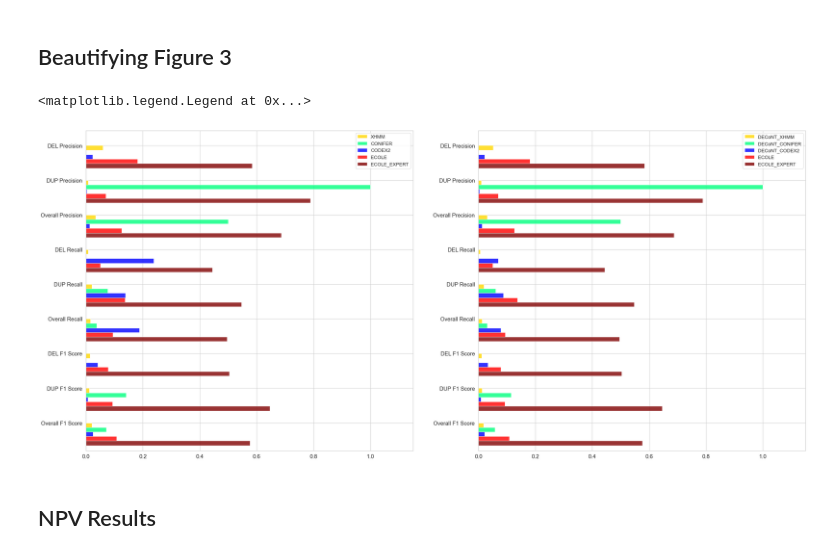
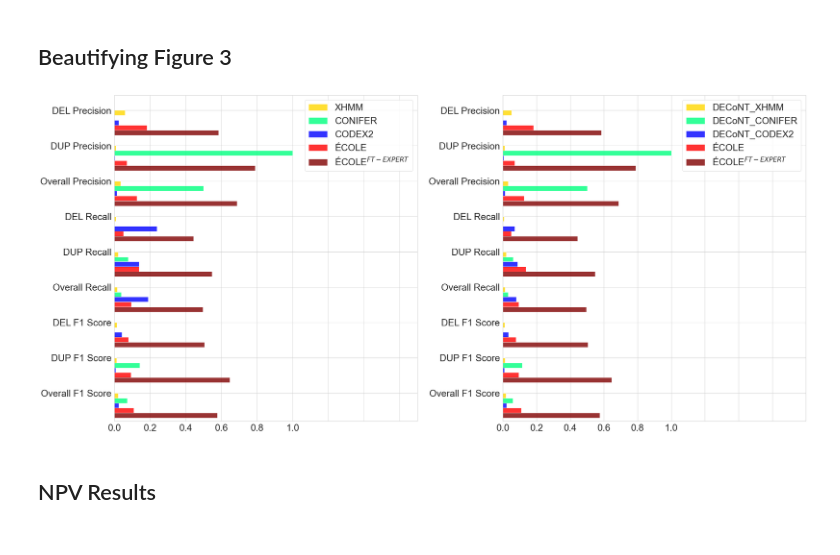
Before and after one commit to alperylmzz/ECOLE-revision, a Jupyter notebook: Figure 3.ipynb, the cells around one changed output. Drawn from its saved outputs; the diff is of its cells as text; code cells hidden in the pictures.

```diff
--- a/Figure 3.ipynb
+++ b/Figure 3.ipynb
@@ -115,36 +115,38 @@ DECoNT_CODEX2 = [0.022, 0.004, 0.013, 0.070, 0.087, 0.079, 0.033, 0.008, 0.022]
 ECOLE = [0.181, 0.070, 0.126, 0.050, 0.137, 0.094, 0.078, 0.093, 0.108]
 ECOLE_EXPERT = [0.584, 0.789, 0.687, 0.444, 0.547, 0.496, 0.504, 0.646, 0.576]
 
-performance = {"XHMM":[XHMM,"gold"],"CONIFER":[CONIFER,"springgreen"],"CODEX2":[CODEX2,"blue"],"ECOLE":[ECOLE,"red"],"ECOLE_EXPERT":[ECOLE_EXPERT,"maroon"]}
-decont_performance = {"DECoNT_XHMM":[DECoNT_XHMM,"gold"],"DECoNT_CONIFER":[DECoNT_CONIFER,"springgreen"],"DECoNT_CODEX2":[DECoNT_CODEX2,"blue"],"ECOLE":[ECOLE,"red"],"ECOLE_EXPERT":[ECOLE_EXPERT,"maroon"]}
+performance = {"XHMM":[XHMM,"gold"],"CONIFER":[CONIFER,"springgreen"],"CODEX2":[CODEX2,"blue"],"ÉCOLE":[ECOLE,"red"],"ÉCOLE$^{FT-EXPERT}$":[ECOLE_EXPERT,"maroon"]}
+decont_performance = {"DECoNT_XHMM":[DECoNT_XHMM,"gold"],"DECoNT_CONIFER":[DECoNT_CONIFER,"springgreen"],"DECoNT_CODEX2":[DECoNT_CODEX2,"blue"],"ÉCOLE":[ECOLE,"red"],"ÉCOLE$^{FT-EXPERT}$":[ECOLE_EXPERT,"maroon"]}
 # %%
 performanceTypes = ['DEL Precision','DUP Precision','Overall Precision','DEL Recall','DUP Recall','Overall Recall','DEL F1 Score','DUP F1 Score','Overall F1 Score']
 
 
 
 ind = np.arange(len(performanceTypes))
-width=0.13
+width=0.14
 
 fig, (ax1, ax2) = plt.subplots(1,2, figsize=(35,16))
 ax1 = plt.subplot(1, 2, 1)
 for i,caller in enumerate(performance.keys()):
     ax1.barh(ind-i*width, list(reversed(performance[caller][0])), width, align='center', alpha=0.8, label=caller, color=performance[caller][1]) #a horizontal bar chart (use .bar instead of .barh for vertical)
-ax1.set(yticks=ind + width/2, yticklabels=list(reversed(performanceTypes)), ylim=[2*width - 1, len(performanceTypes)-0.5], xlim=[0,1.15])
-ax1.tick_params(axis='both', which='major', labelsize=15)
-ax1.legend(loc="upper right",fontsize=13)
+ax1.set(yticks=ind + width/2, yticklabels=list(reversed(performanceTypes)),xticklabels=np.round(list(np.linspace(0,1,6)),3), ylim=[2*width - 1, len(performanceTypes)-0.5], xlim=[0,1.7])
+ax1.tick_params(axis='both', which='major', labelsize=30)
+ax1.legend(loc="upper right",fontsize=30)
 
 ax2 = plt.subplot(1, 2, 2, sharey=ax1)
 for i,caller in enumerate(decont_performance.keys()):
     ax2.barh(ind-i*width, list(reversed(decont_performance[caller][0])), width, align='center', alpha=0.8, label=caller, color=decont_performance[caller][1]) #a horizontal bar chart (use .bar instead of .barh for vertical)
-ax2.set(yticks=ind + width/2, yticklabels=list(reversed(performanceTypes)), ylim=[2*width - 1, len(performanceTypes)-0.5 ], xlim=[0,1.15])
-ax2.tick_params(axis='both', which='major', labelsize=15)
-ax2.legend(loc="upper right",fontsize=13)
+ax2.set(yticks=ind + width/2, yticklabels=list(reversed(performanceTypes)),xticklabels=np.round(list(np.linspace(0,1,6)),3), ylim=[2*width - 1, len(performanceTypes)-0.5 ], xlim=[0,1.8])
+ax2.tick_params(axis='both', which='major', labelsize=30)
+ax2.legend(loc="upper right",fontsize=30)
 
+fig.tight_layout(pad=3.0)
+
+plt.savefig('Table3_new.pdf',bbox_inches='tight',pad_inches=0.6)
 
 #plt.xlabel
 # %% [output]
-<matplotlib.legend.Legend at 0x...>
-[figure, old version]
+[figure, new version]
 # %% [markdown]
 ## NPV Results
 # %%
```
Also changed, not shown: parts of 4 cells of this notebook, 1 other file.
